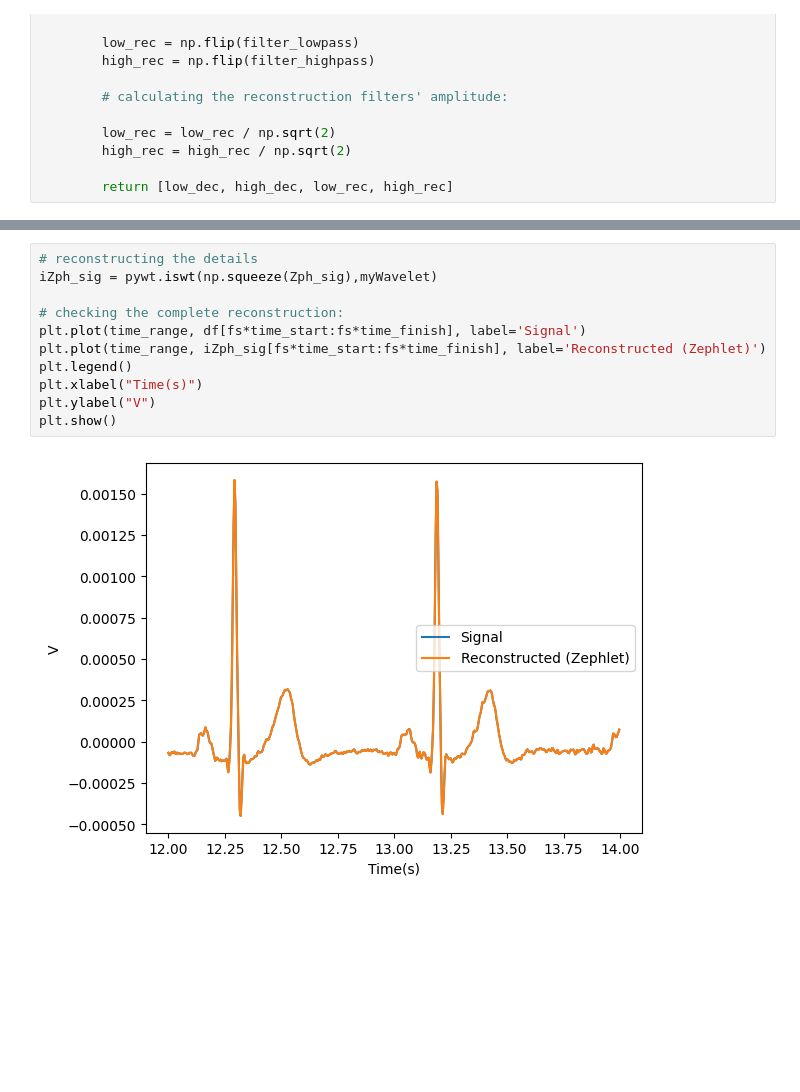
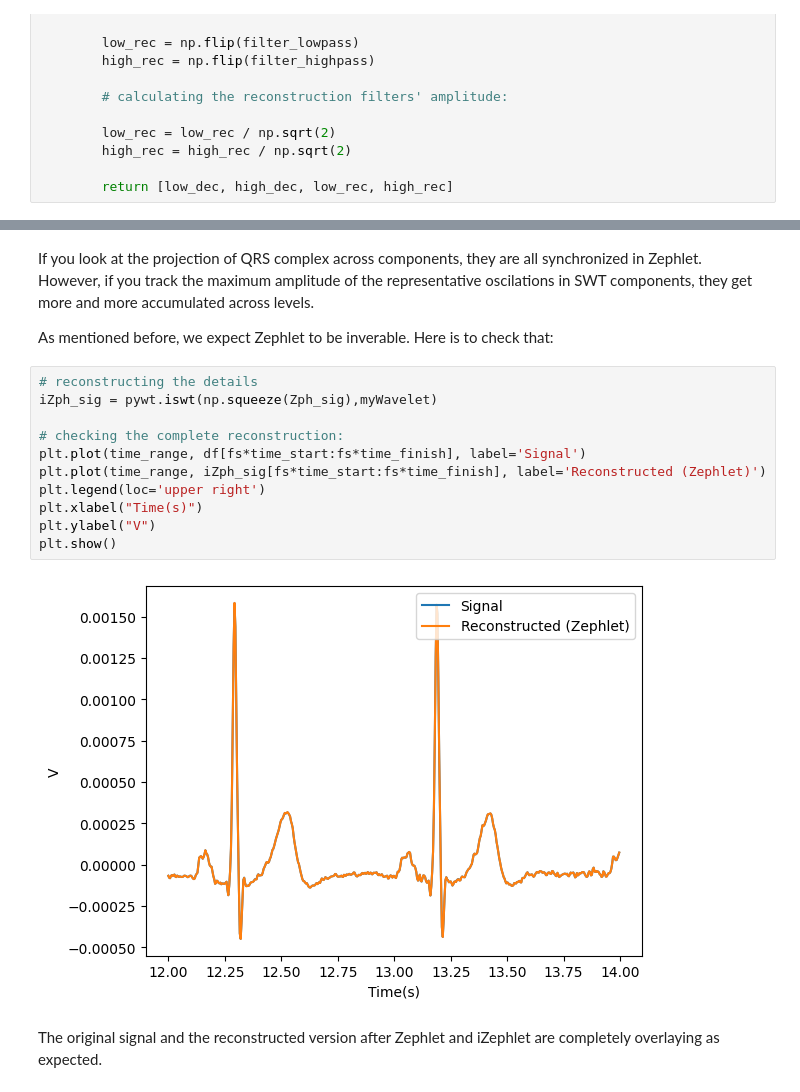
Before and after one commit to nheydari/Zephlet, a Jupyter notebook: Zephlet.ipynb, the cells around one changed output, grey strips where cells are left out. Cells and saved outputs as stored; diff of their text form; blank space fills up the shorter version.

Commit message:
Slight changes to the visualizations

```diff
--- a/Zephlet.ipynb
+++ b/Zephlet.ipynb
@@ -119,13 +119,19 @@ plt.show()
+# %% [markdown]
+If you look at the projection of QRS complex across components, they are all synchronized in Zephlet. However, if you track the maximum amplitude of the representative oscilations in SWT components, they get more and more accumulated across levels.
+
+As mentioned before, we expect Zephlet to be inverable. Here is to check that:
 # %%
 # reconstructing the details
 iZph_sig = pywt.iswt(np.squeeze(Zph_sig),myWavelet)
 
 # checking the complete reconstruction:
 plt.plot(time_range, df[fs*time_start:fs*time_finish], label='Signal')
 plt.plot(time_range, iZph_sig[fs*time_start:fs*time_finish], label='Reconstructed (Zephlet)')
-plt.legend()
+plt.legend(loc='upper right')
 plt.xlabel("Time(s)")
 plt.ylabel("V")
 plt.show()
 # %% [output]
-[figure, old version]
+[figure, new version]
+# %% [markdown]
+The original signal and the reconstructed version after Zephlet and iZephlet are completely overlaying as expected.
```
Also changed, not shown: parts of 2 cells of this notebook.
